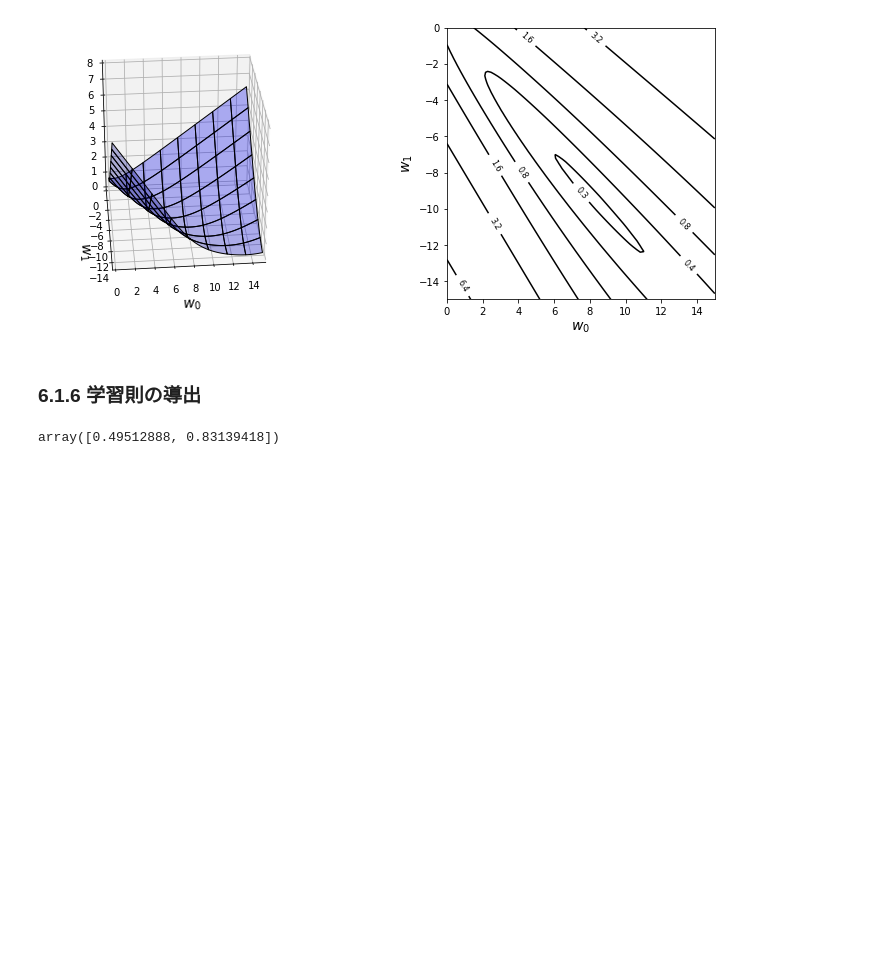
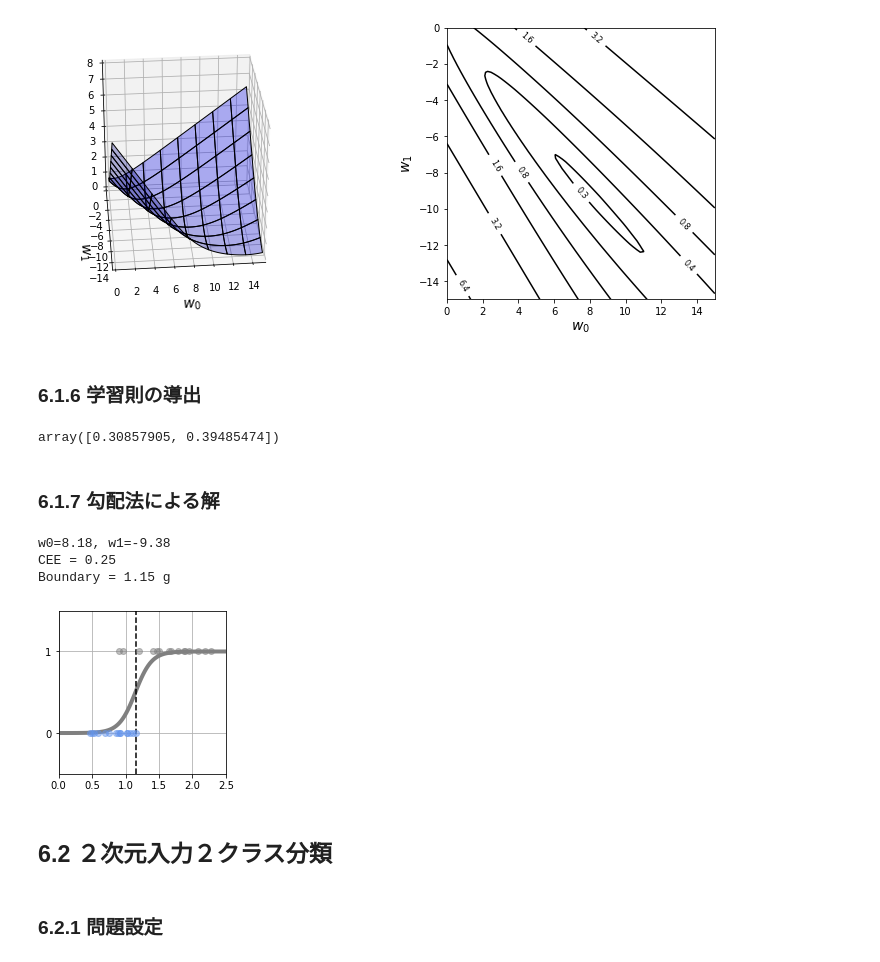
Before and after one commit to okmokm422/TIL, a Jupyter notebook: algorithm/new_ml/Chapter6 教師あり学習：分類.ipynb, the cells around one changed output. Saved outputs shown, nothing was run; the diff lists cells and outputs as text; code cells hidden in the pictures; blank space fills up the shorter version.

```diff
--- a/algorithm/new_ml/Chapter6 教師あり学習：分類.ipynb
+++ b/algorithm/new_ml/Chapter6 教師あり学習：分類.ipynb
@@ -146,7 +146,7 @@ plt.show()
 def dcee_logistic(w, x, t):
     y = logistic(x, w)
     dcee = np.zeros(2)
-    for i in range(len(y)):
+    for n in range(len(y)):
         dcee[0] = dcee[0] + (y[n] - t[n]) * x[n]
         dcee[1] = dcee[1] + (y[n] - t[n])
     dcee = dcee / X_n
@@ -155,4 +155,6 @@ def dcee_logistic(w, x, t):
 W = [1, 1]
 dcee_logistic(W, X, T)
 # %% [output]
-array([0.49512888, 0.83139418])
+array([0.30857905, 0.39485474])
+# %% [markdown]
+### 6.1.7 勾配法による解
@@ -158,0 +163,26 @@ array([0.49512888, 0.83139418])
+# %%
+def fit_logistic(w_init, x, t):
+    res1 = minimize(cee_logistic, w_init, args=(x, t), jac=dcee_logistic, method='CG')
+    return res1.x
+# %%
+plt.figure(1, figsize=(3,3))
+W_init = [1, -1]
+W = fit_logistic(W_init, X, T)
+print('w0={0:.2f}, w1={1:.2f}'.format(W[0], W[1]))
+B = show_logistic(W)
+show_data1(X, T)
+plt.ylim(-.5, 1.5)
+plt.xlim(X_min, X_max)
+cee = cee_logistic(W, X, T)
+print('CEE = {0:.2f}'.format(cee))
+print('Boundary = {0:.2f} g'.format(B))
+plt.show()
+# %% [output]
+w0=8.18, w1=-9.38
+CEE = 0.25
+Boundary = 1.15 g
+[figure, added]
+# %% [markdown]
+## 6.2 ２次元入力２クラス分類
+# %% [markdown]
+### 6.2.1 問題設定
```
Also changed, not shown: parts of 8 cells of this notebook.
